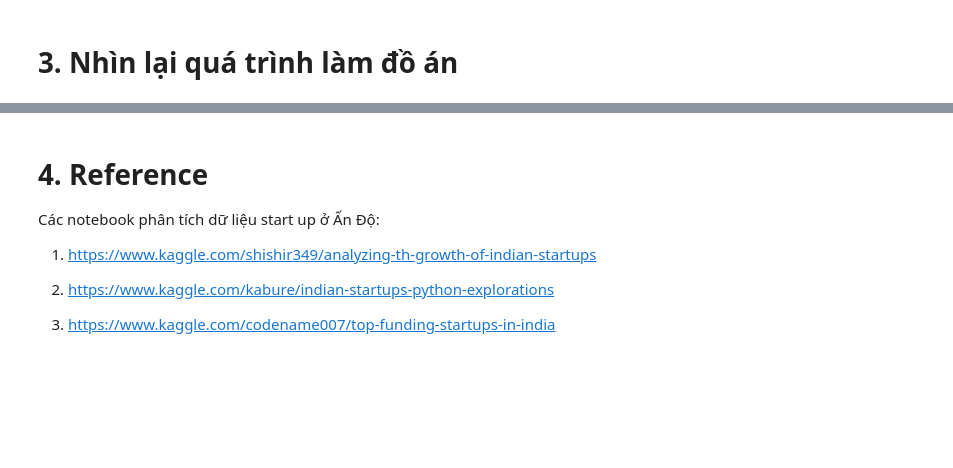
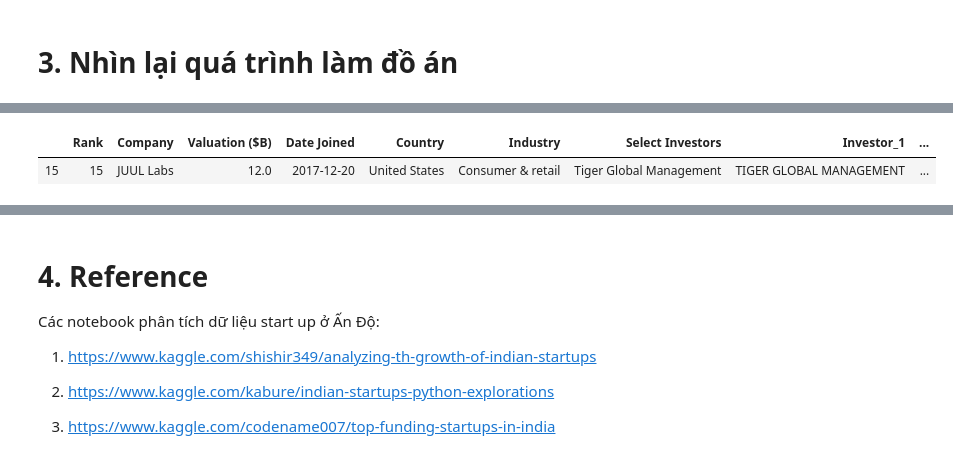
Before and after one commit to ethanol1310/Final_DSProgramming, a Jupyter notebook: 1712689-HuynhNgocQuan.ipynb, the cells around one changed output, grey strips where cells are left out. Cells and saved outputs as stored; diff of their text form; code cells hidden in the pictures; blank space fills up the shorter version.

```diff
--- a/1712689-HuynhNgocQuan.ipynb
+++ b/1712689-HuynhNgocQuan.ipynb
@@ -1484,0 +1564,5 @@ Có lẽ sẽ mất một chút thời gian để tiền xử lý phần này, n
+# %%
+unicorns_df[unicorns_df['Company'] == 'JUUL Labs']
+# %% [output]
+|  | Rank | Company | Valuation ($B) | Date Joined | Country | Industry | Select Investors | Investor_1 | ... |
+| 15 | 15 | JUUL Labs | 12.0 | 2017-12-20 | United States | Consumer & retail | Tiger Global Management | TIGER GLOBAL MANAGEMENT | ... |
```
Also changed, not shown: parts of 31 cells of this notebook.
